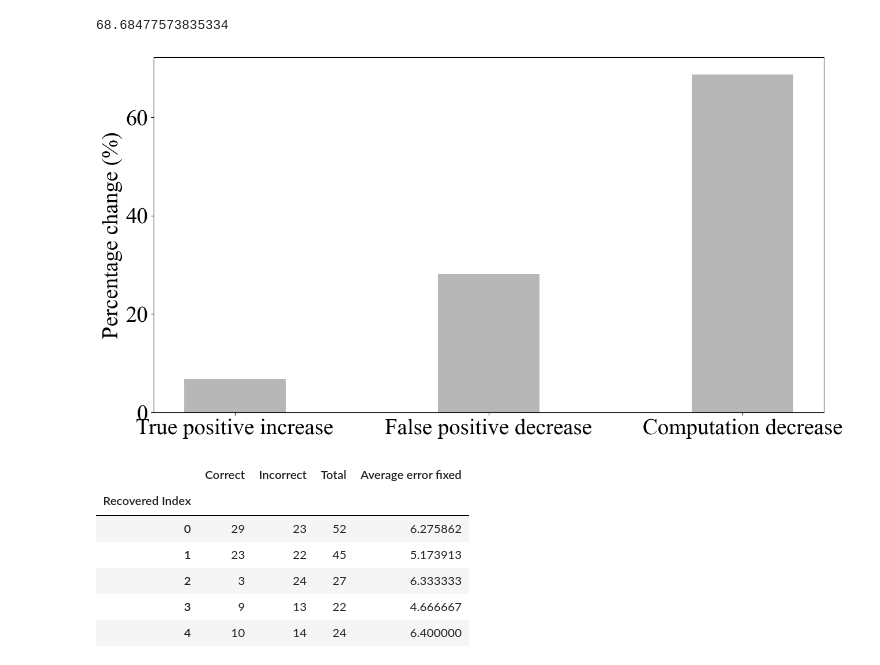
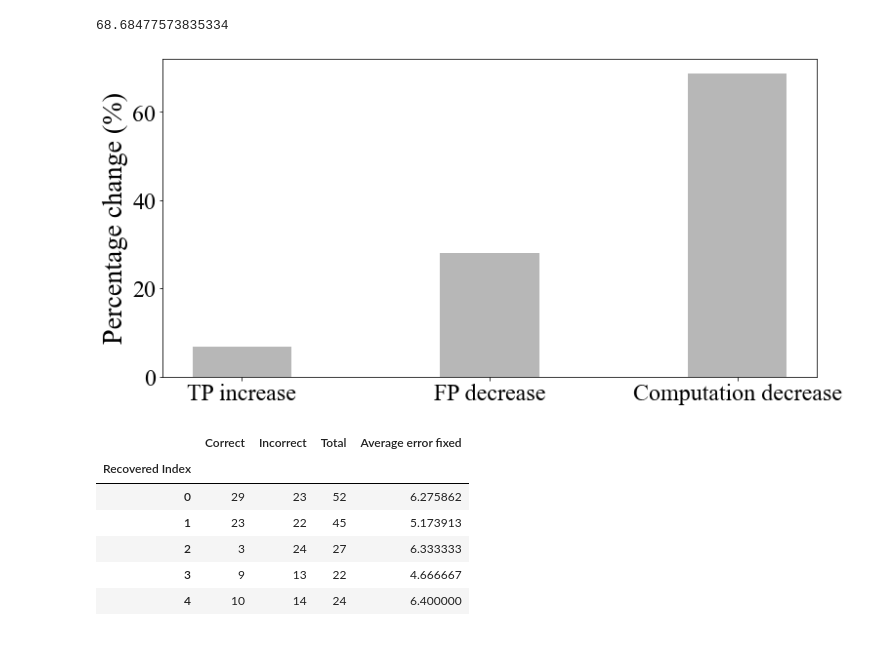
Before and after one commit to gmortuza/dissertation, a Jupyter notebook: others/dnam_wetlab.ipynb, the cells around one changed output. Cells and saved outputs as stored; diff of their text form; code cells hidden in the pictures.

```diff
--- a/others/dnam_wetlab.ipynb
+++ b/others/dnam_wetlab.ipynb
@@ -359,18 +375,18 @@ with_intensity_false_positive = r1_with_intensity_result['Incorrect']['Total'] +
 true_positive_increase = (with_intensity_true_positive - without_intensity_true_positive)/without_intensity_true_positive * 100
 false_positive_decrease = (without_intensity_false_positive - with_intensity_false_positive)/without_intensity_false_positive * 100
 # %%
-matplotlib.rc('figure', figsize=(15, 8))
-plt.rcParams['font.size'] = 28
+matplotlib.rc('figure', figsize=(12, 6))
+plt.rcParams['font.size'] = 24
 plt.rcParams["font.family"] = "Times New Roman"
 # fig = plt.figure(figsize=(15, 10))
 # width=.4
-plt.bar(["True positive increase", "False positive decrease", "Computation decrease"], [true_positive_increase, false_positive_decrease, steps_change], color='#b7b7b7', width=width, align='center')
-plt.ylabel("Percentage change (%)")
-plt.savefig("intensity_with_without_metrics.png", dpi=300, bbox_inches="tight")
+plt.bar(["TP increase", "FP decrease", "Computation decrease"], [true_positive_increase, false_positive_decrease, steps_change], color='#b7b7b7', width=width, align='center')
+plt.ylabel("Percentage change (%)", fontsize=28)
+plt.savefig("intensity_with_without_metrics.png", dpi=100, bbox_inches="tight")
 # plt.legend()
 plt.show()
 # %% [output]
-[figure, old version]
+[figure, new version]
 # %%
 r1_without_intensity_result
 # %% [output]
```
Also changed, not shown: parts of 5 cells of this notebook, 40 other files.
